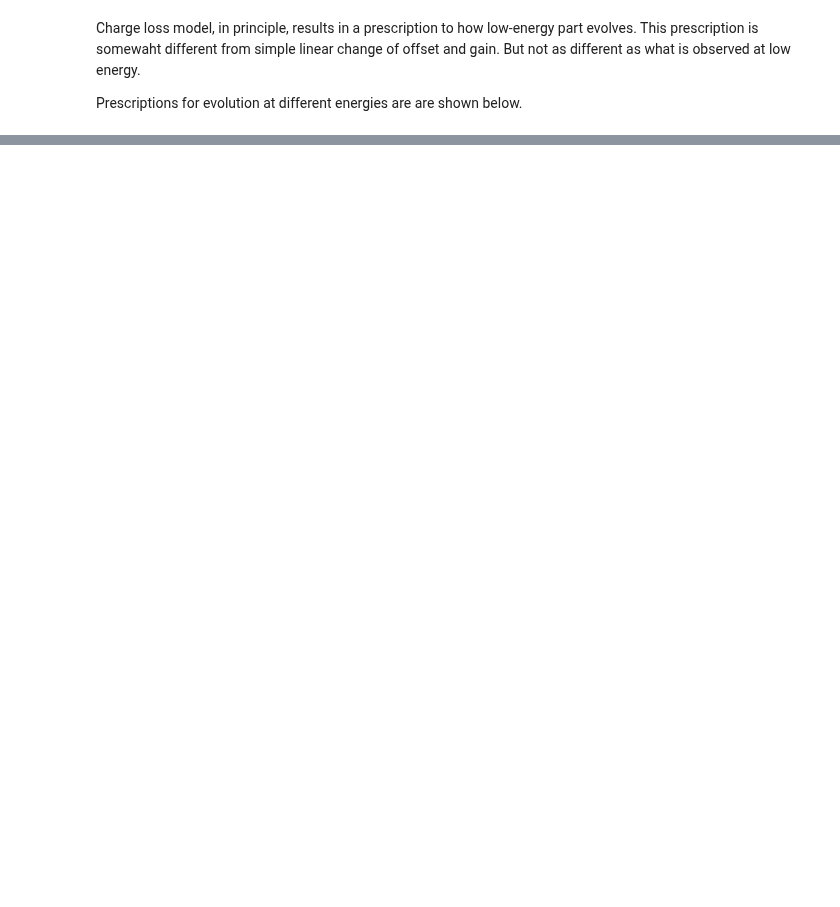
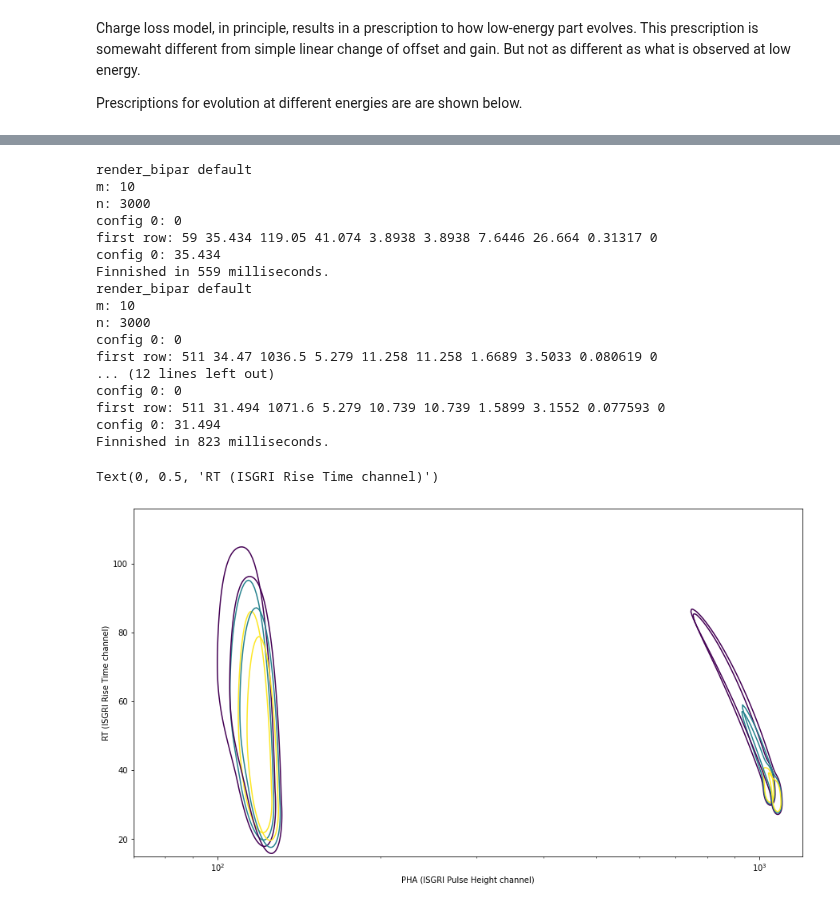
Before and after one commit to volodymyrss/integral-ibis-isgri-le-response, a Jupyter notebook: readme.ipynb, the cells around one changed output, grey strips where cells are left out. Saved outputs shown, nothing was run; the diff lists cells and outputs as text; code cells hidden in the pictures; blank space fills up the shorter version.

```diff
--- a/readme.ipynb
+++ b/readme.ipynb
@@ -242,0 +393,66 @@ Astro observations seems to suggest that constant offset would work.
+# %%
+bip = np.zeros_like(pha_2d, dtype=float)
+
+det_base = bipar_model.detector()
+
+lrt_lines = []
+
+plt.figure(figsize=(15, 8))
+
+#for tau_loss_factor in np.logspace(-1., 0, 3):
+for V_loss_factor in np.logspace(-0.1, 0, 2):
+    det = bipar_model.detector()
+    #det.tau_e = det_base.tau_e * tau_loss_factor
+    det.V = det_base.V * V_loss_factor
+
+    for en in [59, 511]:
+        _bip = bipar_model.make_bipar_monoenergetic(det, en).transpose()
+
+        for rt1, rt2 in [(15,30), (50,70)]:
+            ltr_bip = _bip[rt1:rt2, :].sum(0)
+            lrt_lines.append(
+                dict(
+                    rt1=rt1,
+                    rt2=rt2,
+                    energy=en,
+                    tau_e=det.tau_e,
+                    V=det.V,
+                    mean_pha=np.sum(pha_2d[0,:]*ltr_bip)/np.sum(ltr_bip),
+                    bip=_bip
+                )
+                )
+
+        bip += _bip / np.nanquantile(_bip[_bip>_bip.max()/100].flatten(), 0.5)
+
+
+        plt.contour(pha_2d, rt_2d, _bip**0.5, levels=np.logspace(-0.5, -0.3, 3)*np.nanmax(_bip**0.5))
+
+plt.semilogx()
+plt.xlim([70, 1200])
+plt.ylim([15, 116])
+
+plt.xlabel('PHA (ISGRI Pulse Height channel)')
+plt.ylabel('RT (ISGRI Rise Time channel)')
+
+# for vl in lrt_lines:
+#     plt.axvline(vl['mean_pha'])
+# %% [output]
+render_bipar default
+m: 10
+n: 3000
+config 0: 0
+first row: 59 35.434 119.05 41.074 3.8938 3.8938 7.6446 26.664 0.31317 0
+config 0: 35.434
+Finnished in 559 milliseconds.
+render_bipar default
+m: 10
+n: 3000
+config 0: 0
+first row: 511 34.47 1036.5 5.279 11.258 11.258 1.6689 3.5033 0.080619 0
+... (12 lines left out)
+config 0: 0
+first row: 511 31.494 1071.6 5.279 10.739 10.739 1.5899 3.1552 0.077593 0
+config 0: 31.494
+Finnished in 823 milliseconds.
+Text(0, 0.5, 'RT (ISGRI Rise Time channel)')
+[figure, added]
```
Also changed, not shown: parts of 15 cells of this notebook.
